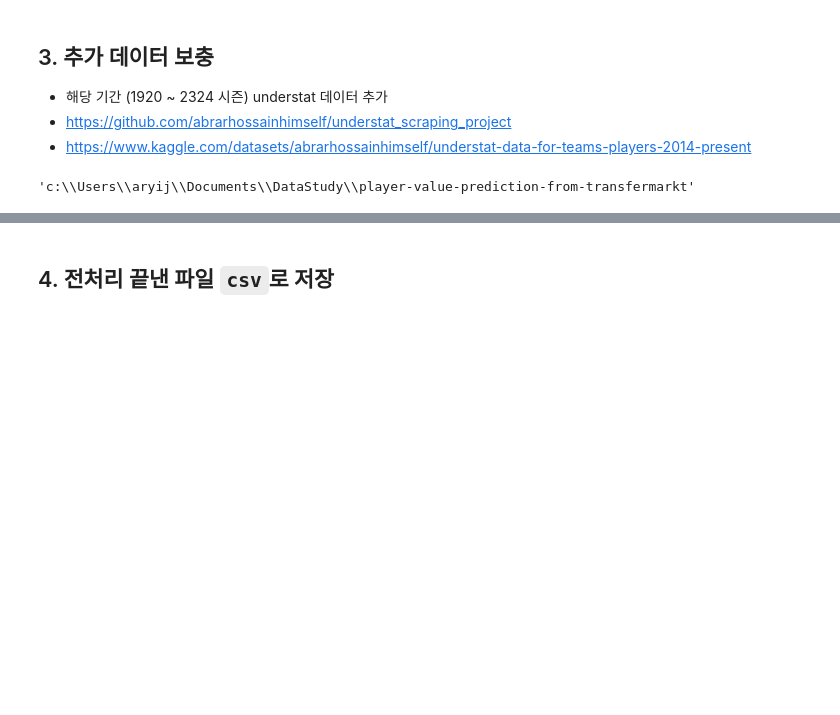
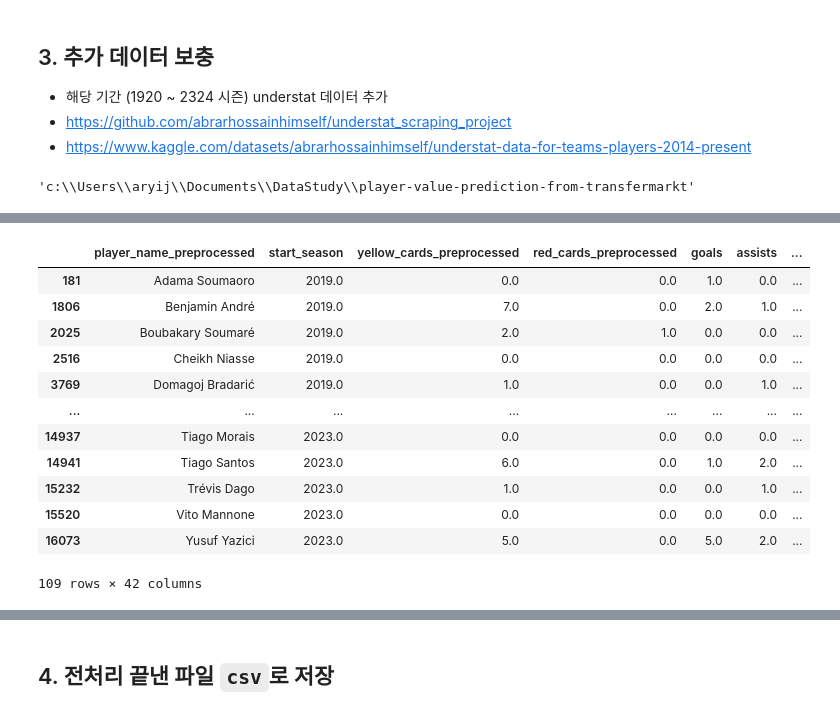
Before and after one commit to benidjor/player-value-prediction-from-transfermarkt, a Jupyter notebook: preprocessing.ipynb, the cells around one changed output, grey strips where cells are left out. Drawn from its saved outputs; the diff is of its cells as text; code cells hidden in the pictures; blank space fills up the shorter version.

```diff
--- a/preprocessing.ipynb
+++ b/preprocessing.ipynb
@@ -1058,3 +1258,20 @@ df_merged_total.shape
+# %%
+# df_merged_total[df_merged_total["player_name_preprocessed"]=="Fabián Ruiz"]
+df_merged_total[df_merged_total["team_title"]=="Lille"]
+# %% [output]
+|  | player_name_preprocessed | start_season | yellow_cards_preprocessed | red_cards_preprocessed | goals | assists | ... |
+| 181 | Adama Soumaoro | 2019.0 | 0.0 | 0.0 | 1.0 | 0.0 | ... |
+| 1806 | Benjamin André | 2019.0 | 7.0 | 0.0 | 2.0 | 1.0 | ... |
+| 2025 | Boubakary Soumaré | 2019.0 | 2.0 | 1.0 | 0.0 | 0.0 | ... |
+| 2516 | Cheikh Niasse | 2019.0 | 0.0 | 0.0 | 0.0 | 0.0 | ... |
+| 3769 | Domagoj Bradarić | 2019.0 | 1.0 | 0.0 | 0.0 | 1.0 | ... |
+| ... | ... | ... | ... | ... | ... | ... | ... |
+| 14937 | Tiago Morais | 2023.0 | 0.0 | 0.0 | 0.0 | 0.0 | ... |
+| 14941 | Tiago Santos | 2023.0 | 6.0 | 0.0 | 1.0 | 2.0 | ... |
+| 15232 | Trévis Dago | 2023.0 | 1.0 | 0.0 | 0.0 | 1.0 | ... |
+| 15520 | Vito Mannone | 2023.0 | 0.0 | 0.0 | 0.0 | 0.0 | ... |
+| 16073 | Yusuf Yazici | 2023.0 | 5.0 | 0.0 | 5.0 | 2.0 | ... |
+109 rows × 42 columns
 # %%
 # 원본 데이터프레임에서 merge한 데이터프레임 row수 빼준다
 # 얼마나 줄었는지 확인
```
Also changed, not shown: parts of 8 cells of this notebook, 3 other files.
